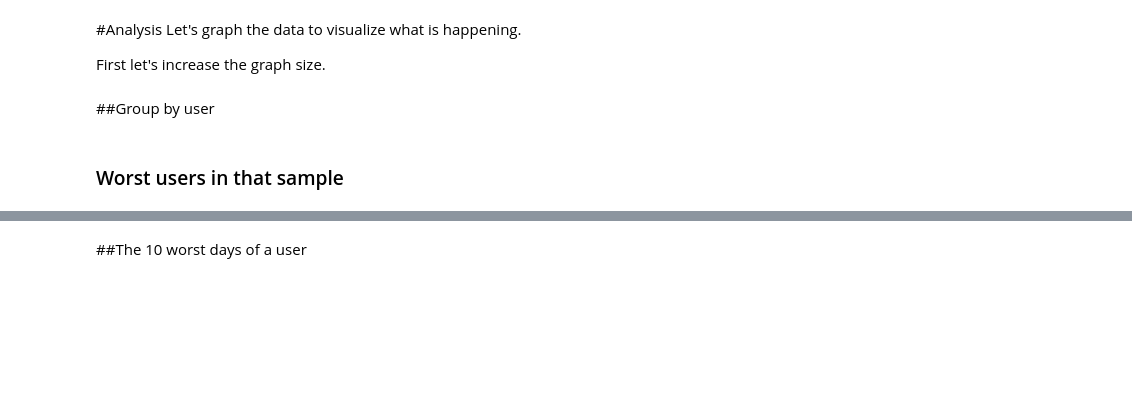
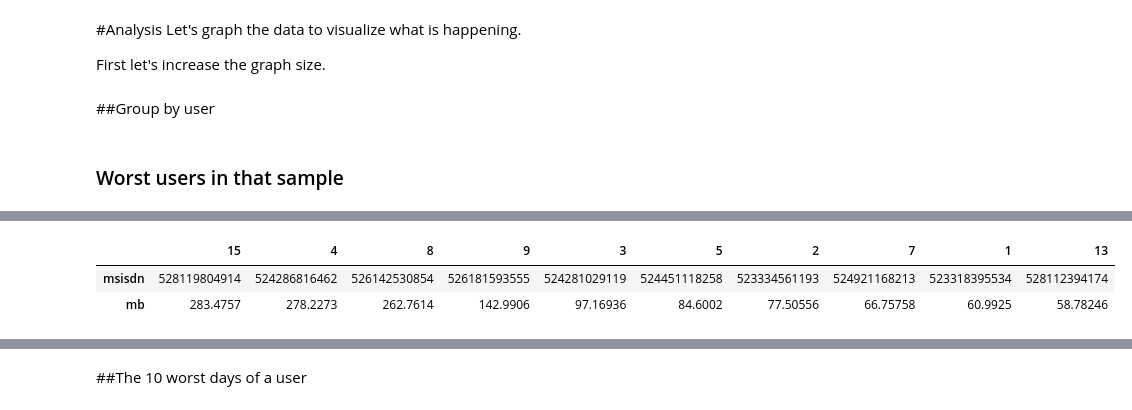
Before and after one commit to nicolasgo/_pmx, a Jupyter notebook: fraud-analysis.ipynb, the cells around one changed output, grey strips where cells are left out. Cells and saved outputs as stored; diff of their text form; code cells hidden in the pictures; blank space fills up the shorter version.

```diff
--- a/fraud-analysis.ipynb
+++ b/fraud-analysis.ipynb
@@ -196,3 +193,4 @@ stats_per_msisdn.columns=['msisdn','mb']
 ### Worst users in that sample
 # %%
 stats_per_msisdn=stats_per_msisdn.reset_index().drop('index',1)
+top10=stats_per_msisdn.sort(['mb'],ascending=False).head(10)
@@ -198,0 +211,6 @@ stats_per_msisdn=stats_per_msisdn.reset_index().drop('index',1)
+# %%
+top10.T
+# %% [output]
+|  | 15 | 4 | 8 | 9 | 3 | 5 | 2 | 7 | 1 | 13 |
+| msisdn | 528119804914 | 524286816462 | 526142530854 | 526181593555 | 524281029119 | 524451118258 | 523334561193 | 524921168213 | 523318395534 | 528112394174 |
+| mb | 283.4757 | 278.2273 | 262.7614 | 142.9906 | 97.16936 | 84.6002 | 77.50556 | 66.75758 | 60.9925 | 58.78246 |
```
Also changed, not shown: parts of 15 cells of this notebook, 1 other file.
